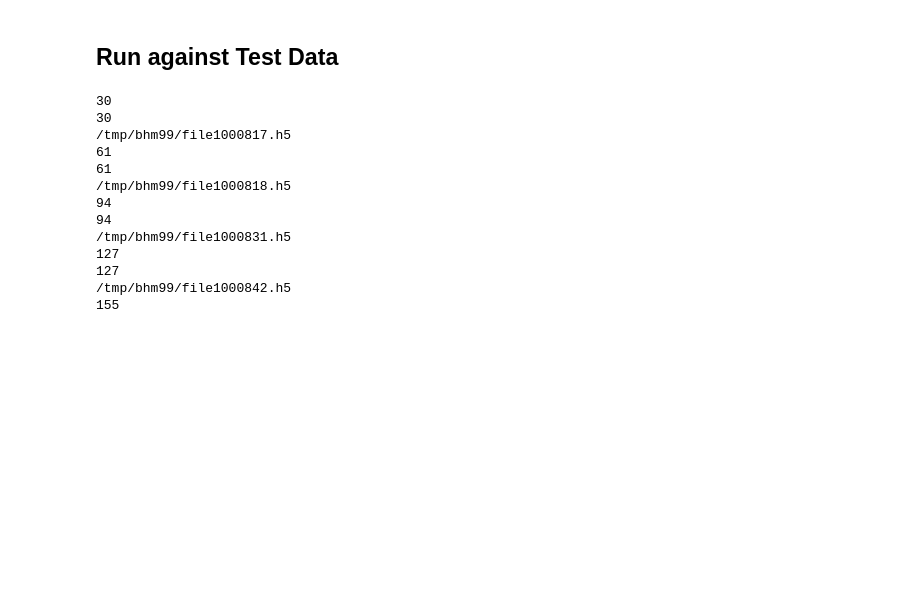
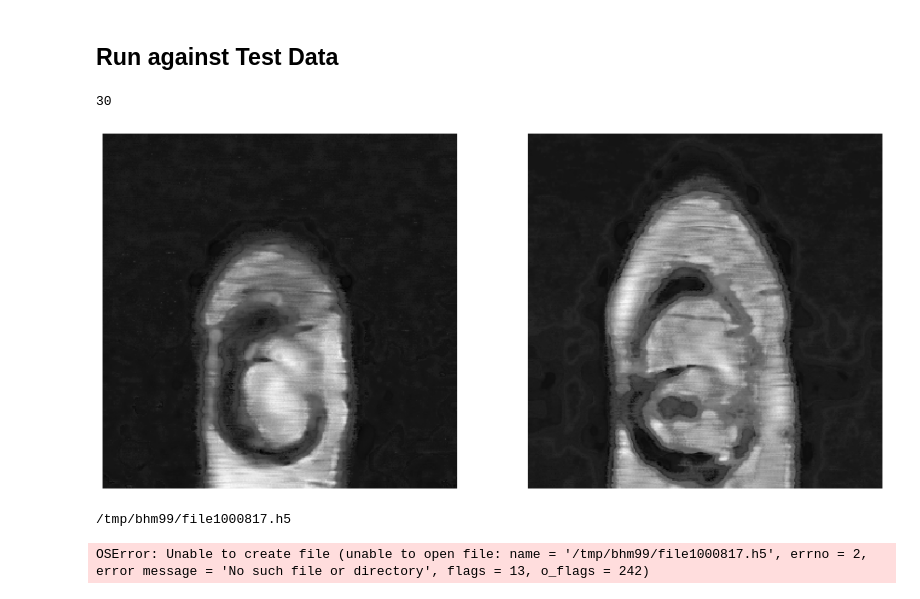
Before and after one commit to bmistry12/fastmri-reconstruction, a Jupyter notebook: unet-model-4f.ipynb, the cells around one changed output. Cells and saved outputs as stored; diff of their text form; code cells hidden in the pictures; blank space fills up the shorter version.

```diff
--- a/unet-model-4f.ipynb
+++ b/unet-model-4f.ipynb
@@ -588,43 +586,34 @@ for fname in sorted(os.listdir(data_path_test)):
         test_loader = DataLoader(test_dataset, shuffle=False, batch_size=1, num_workers=num_workers)
 
         test_preds = []
 
         print(len(test_loader))
         for iter, data_sample in enumerate(test_loader):
             # img_und , raw data undersampled, mask, norm
             volume_kspace_4af, rawdata_und, mask_4af, norm = data_sample
             # volume_image = T.ifft2(volume_kspace_4af)            # Apply Inverse Fourier Transform to get the complex image
             volume_image_abs = T.complex_abs(volume_kspace_4af)   # Compute absolute value to get a real image
 
             volume_image_cropped = T.center_crop(volume_image_abs, [320, 320])
             volume_image_padded = volume_image_cropped[None, ...].to(device, dtype=torch.float)
             volume_image_normalised = volume_image_padded * norm.to(device, dtype=torch.float)
 
             pred = model(volume_image_normalised)
 
             # bring to cpu
             predc = pred.cpu().detach()
             # prediction 4d -> 3d
             pred3d = predc[-1,:,:,:]
             # prediction 3d -> 2d
             pred2d = predc[-1,-1,:,:]
             test_preds.append(pred2d)
 
         predvol = torch.stack(test_preds, dim=0)
-        print(len(predvol))
         show_slices(predvol, [0,1], cmap='gray')
+        plt.pause(1)
         save_reconstructions(predvol, fname)
 # %% [output]
 30
-30
-/tmp/bhm99/file1000817.h5
-61
-61
-/tmp/bhm99/file1000818.h5
-94
-94
-/tmp/bhm99/file1000831.h5
-127
-127
-/tmp/bhm99/file1000842.h5
-155
+[figure, added]
+/tmp/bhm99/file1000817.h5
+OSError: Unable to create file (unable to open file: name = '/tmp/bhm99/file1000817.h5', errno = 2, error message = 'No such file or directory', flags = 13, o_flags = 242)
```
Also changed, not shown: parts of 7 cells of this notebook, 4 other files.
